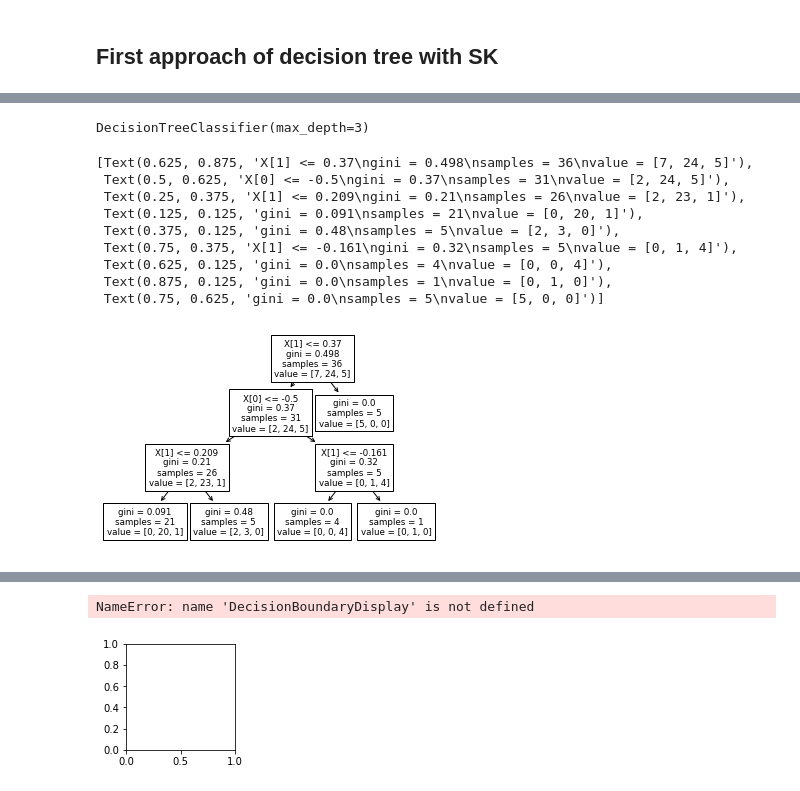
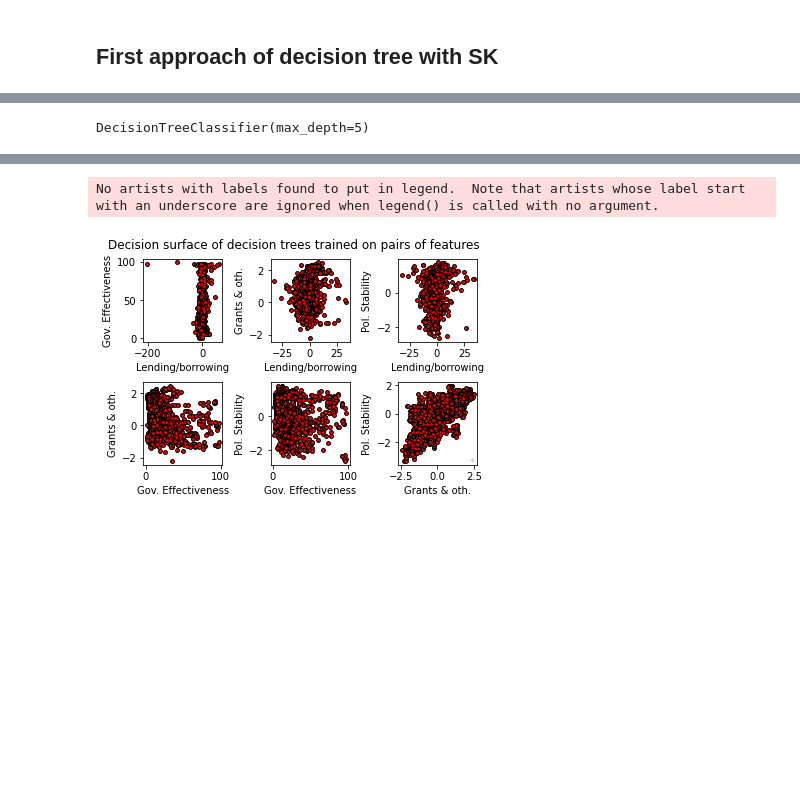
Before and after one commit to ibelfis/assessing_sov_risk, a Jupyter notebook: main.ipynb, the cells around one changed output, grey strips where cells are left out. Saved outputs shown, nothing was run; the diff lists cells and outputs as text; code cells hidden in the pictures; blank space fills up the shorter version.

```diff
--- a/main.ipynb
+++ b/main.ipynb
@@ -74,4 +64,8 @@ df_target.columns.name = None
 df_target = df_target.drop(['Country Code','Date'], axis=1)
 
 target = (df_target.values * 10).ravel().astype(int)
-target
+target[target < 0] = 0
+
+
+
+set_target = set(target)
@@ -93,0 +89,26 @@ plt.show()
+# %%
+import matplotlib.pyplot as plt
+from mpl_toolkits.mplot3d import Axes3D
+
+# Create a figure and 3D axis
+fig = plt.figure()
+ax = fig.add_subplot(111, projection='3d')
+
+# Create a 3D scatter plot
+scatter = ax.scatter(data[:, 0], data[:, 1], data[:, 2], c=target, cmap='viridis')
+
+# Add a colorbar
+cbar = plt.colorbar(scatter, ax=ax)
+cbar.set_label('CPIA debt policy rating')
+
+# Set labels for each axis
+ax.set_xlabel("Net lending (+) / net borrowing (-) (percent of GDP)")
+ax.set_ylabel("Government Effectiveness: Estimate")
+ax.set_zlabel("Grants and other revenue (percent of revenue)")
+
+# Adjust viewing angle and scaling of axes
+ax.view_init(elev=15, azim=-45)  # Set the elevation and azimuth angles for viewing
+ax.dist = 5
+
+# Show the plot
+plt.show()
@@ -103,21 +124,8 @@ ImportError: cannot import name 'DecisionBoundaryDisplay' from 'sklearn.inspecti
 # %%
 #Déclaration de l'arbre de décision
-clf = DecisionTreeClassifier(max_depth=3)
+clf = DecisionTreeClassifier(max_depth=5)
 
 #Entrainement de l'abre de décision
 clf.fit(data, target)
 # %% [output]
-DecisionTreeClassifier(max_depth=3)
+DecisionTreeClassifier(max_depth=5)
-# %%
-plot_tree(clf)
-# %% [output]
-[Text(0.625, 0.875, 'X[1] <= 0.37\ngini = 0.498\nsamples = 36\nvalue = [7, 24, 5]'),
- Text(0.5, 0.625, 'X[0] <= -0.5\ngini = 0.37\nsamples = 31\nvalue = [2, 24, 5]'),
- Text(0.25, 0.375, 'X[1] <= 0.209\ngini = 0.21\nsamples = 26\nvalue = [2, 23, 1]'),
- Text(0.125, 0.125, 'gini = 0.091\nsamples = 21\nvalue = [0, 20, 1]'),
- Text(0.375, 0.125, 'gini = 0.48\nsamples = 5\nvalue = [2, 3, 0]'),
- Text(0.75, 0.375, 'X[1] <= -0.161\ngini = 0.32\nsamples = 5\nvalue = [0, 1, 4]'),
- Text(0.625, 0.125, 'gini = 0.0\nsamples = 4\nvalue = [0, 0, 4]'),
- Text(0.875, 0.125, 'gini = 0.0\nsamples = 1\nvalue = [0, 1, 0]'),
- Text(0.75, 0.625, 'gini = 0.0\nsamples = 5\nvalue = [5, 0, 0]')]
-[figure, removed]
@@ -130,10 +143,10 @@ graph
 [drawing not drawn]
 # %%
 # Parameters
-n_classes = 3
+n_classes = len(set_target)
 plot_colors = "ryb"
 plot_step = 0.02
-
+feature_names=["Lending/borrowing","Gov. Effectiveness","Grants & oth.","Pol. Stability"]
 
 for pairidx, pair in enumerate([[0, 1], [0, 2], [0, 3], [1, 2], [1, 3], [2, 3]]):
     # We only take the two corresponding features
@@ -143,35 +156,35 @@ for pairidx, pair in enumerate([[0, 1], [0, 2], [0, 3], [1, 2], [1, 3], [2, 3]])
     # Train
     clf = DecisionTreeClassifier().fit(X, y)
 
     # Plot the decision boundary
     ax = plt.subplot(2, 3, pairidx + 1)
     plt.tight_layout(h_pad=0.5, w_pad=0.5, pad=2.5)
     DecisionBoundaryDisplay.from_estimator(
         clf,
         X,
         cmap=plt.cm.RdYlBu,
         response_method="predict",
         ax=ax,
-        xlabel="Political Stability and Absence of Violence/Terrorism: Estimate",
-        ylabel="Government Effectiveness: Estimate",
+        xlabel=feature_names[pair[0]],
+        ylabel=feature_names[pair[1]],
     )
 
     # Plot the training points
     for i, color in zip(range(n_classes), plot_colors):
         idx = np.where(y == i)
         plt.scatter(
             X[idx, 0],
             X[idx, 1],
             c=color,
-            label=iris.target_names[i],
+            #label=set_target[i],
             cmap=plt.cm.RdYlBu,
             edgecolor="black",
             s=15,
         )
 
 plt.suptitle("Decision surface of decision trees trained on pairs of features")
 plt.legend(loc="lower right", borderpad=0, handletextpad=0)
 _ = plt.axis("tight")
 # %% [output]
-NameError: name 'DecisionBoundaryDisplay' is not defined
+No artists with labels found to put in legend.  Note that artists whose label start with an underscore are ignored when legend() is called with no argument.
-[figure, old version]
+[figure, new version]
```
Also changed, not shown: parts of 10 cells of this notebook.
